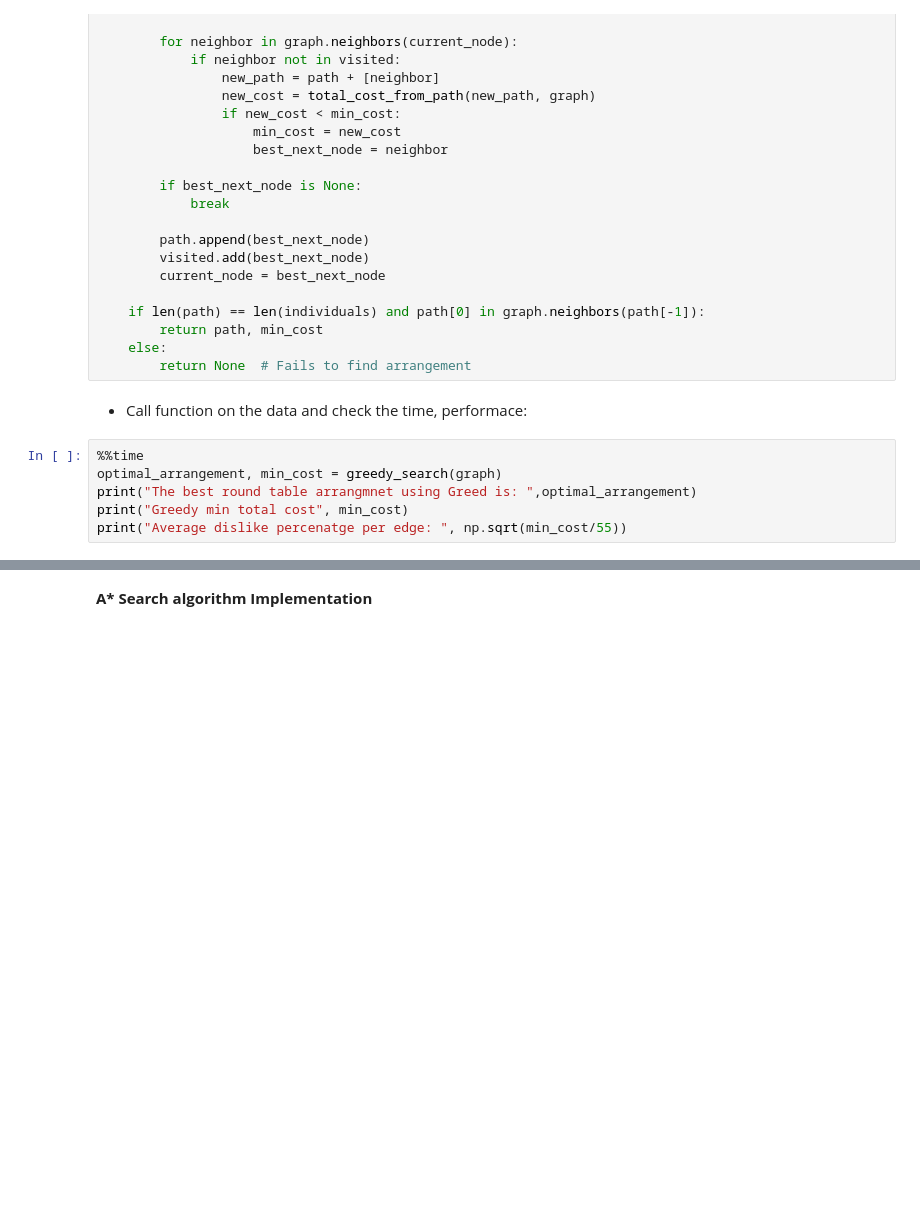
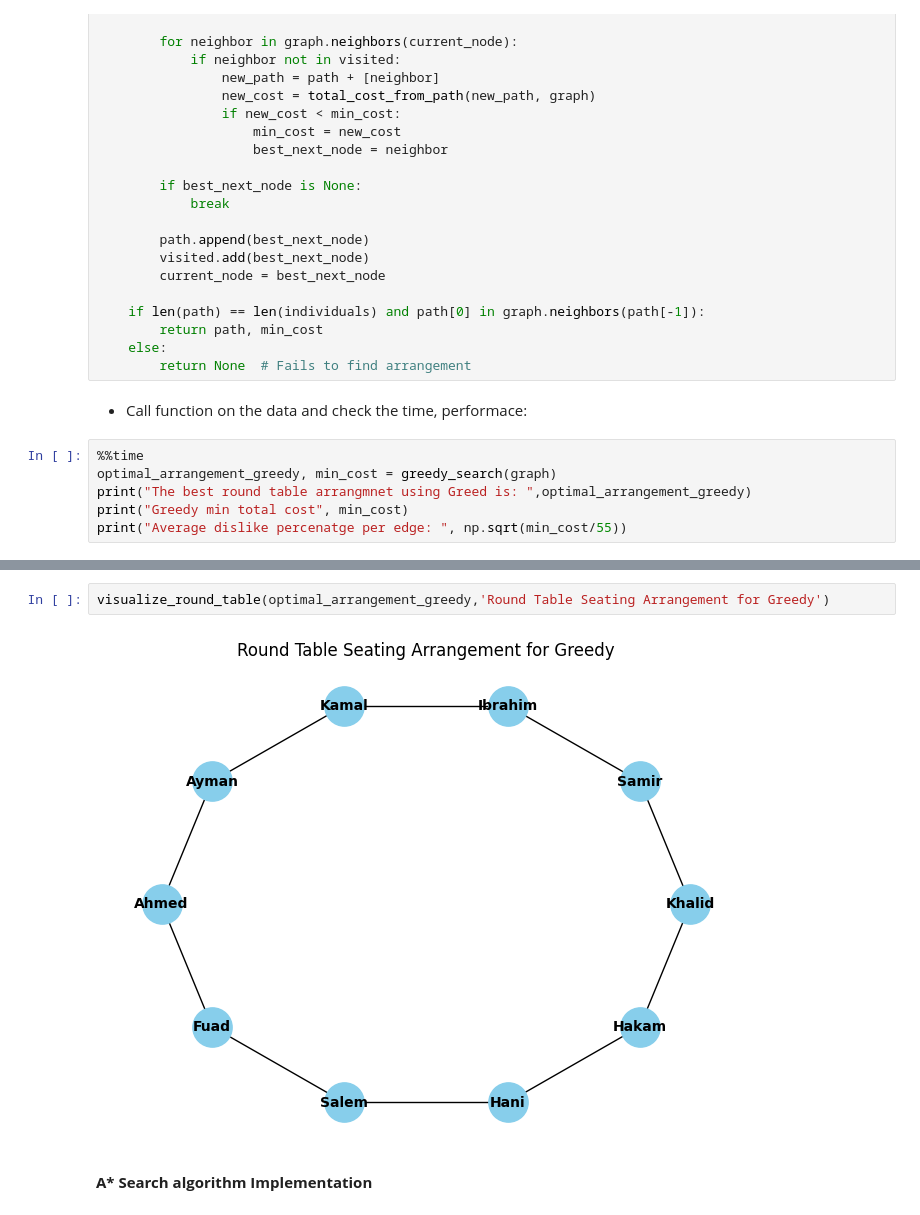
Before and after one commit to sondosaabed/Round-Table-Seating-Arrangement-Search-and-Heuristic, a Jupyter notebook: 1210802_A1.ipynb, the cells around one changed output, grey strips where cells are left out. Saved outputs shown, nothing was run; the diff lists cells and outputs as text; blank space fills up the shorter version.

```diff
--- a/1210802_A1.ipynb
+++ b/1210802_A1.ipynb
@@ -300,8 +333,8 @@ def  greedy_search(graph):
 - Call function on the data and check the time, performace:
 # %%
 %%time
-optimal_arrangement, min_cost = greedy_search(graph)
-print("The best round table arrangmnet using Greed is: ",optimal_arrangement)
+optimal_arrangement_greedy, min_cost = greedy_search(graph)
+print("The best round table arrangmnet using Greed is: ",optimal_arrangement_greedy)
 print("Greedy min total cost", min_cost)
 print("Average dislike percenatge per edge: ", np.sqrt(min_cost/55))
 # %% [output]
@@ -312,3 +346,7 @@ Wall time: 5.96 ms
+# %%
+visualize_round_table(optimal_arrangement_greedy,'Round Table Seating Arrangement for Greedy')
+# %% [output]
+[figure, added]
 # %% [markdown]
 <b>A* Search algorithm Implementation</b>
 # %% [markdown]
```
Also changed, not shown: parts of 31 cells of this notebook.
